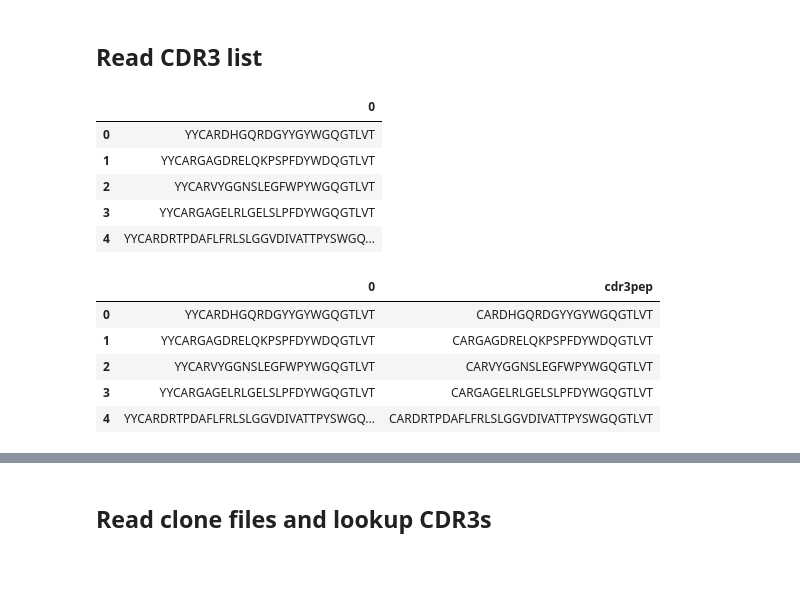
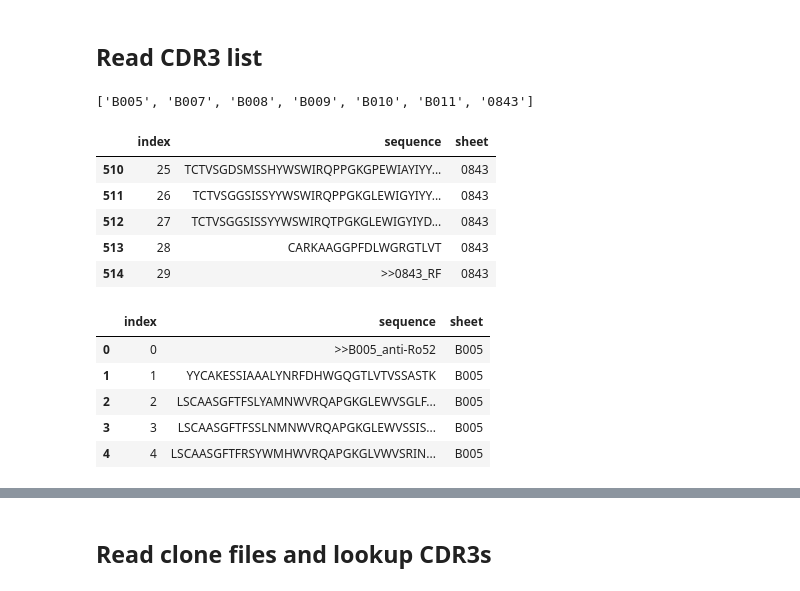
Before and after one commit to EDS-Bioinformatics-Laboratory/reseda, a Jupyter notebook: NOTEBOOKS/LookupCdr3.ipynb, the cells around one changed output, grey strips where cells are left out. Cells and saved outputs as stored; diff of their text form; code cells hidden in the pictures.

```diff
--- a/NOTEBOOKS/LookupCdr3.ipynb
+++ b/NOTEBOOKS/LookupCdr3.ipynb
@@ -8,23 +8,10 @@ outAllinfo = "basta-allinfo.csv"
 # %% [markdown]
 ## Read CDR3 list
-# %%
-df_cdr3 = pd.read_csv("cdr3-list.csv", header=None)
-df_cdr3
-# %% [output]
-|  | 0 |
-| 0 | YYCARDHGQRDGYYGYWGQGTLVT |
-| 1 | YYCARGAGDRELQKPSPFDYWDQGTLVT |
-| 2 | YYCARVYGGNSLEGFWPYWGQGTLVT |
-| 3 | YYCARGAGELRLGELSLPFDYWGQGTLVT |
-| 4 | YYCARDRTPDAFLFRLSLGGVDIVATTPYSWGQ... |
-# %%
-f = lambda x: x[2:]  # remove first two amino acids
-df_cdr3['cdr3pep'] = [x for x in map(f, df_cdr3[0])]
-df_cdr3
-# %% [output]
-|  | 0 | cdr3pep |
-| 0 | YYCARDHGQRDGYYGYWGQGTLVT | CARDHGQRDGYYGYWGQGTLVT |
-| 1 | YYCARGAGDRELQKPSPFDYWDQGTLVT | CARGAGDRELQKPSPFDYWDQGTLVT |
-| 2 | YYCARVYGGNSLEGFWPYWGQGTLVT | CARVYGGNSLEGFWPYWGQGTLVT |
-| 3 | YYCARGAGELRLGELSLPFDYWGQGTLVT | CARGAGELRLGELSLPFDYWGQGTLVT |
-| 4 | YYCARDRTPDAFLFRLSLGGVDIVATTPYSWGQ... | CARDRTPDAFLFRLSLGGVDIVATTPYSWGQGTLVT |
+# %%
+myfile = "autoantibody_sequences.xlsx"
+# %%
+xl = pd.ExcelFile(myfile)
+sheet_names = xl.sheet_names  # see all sheet names
+sheet_names
+# %% [output]
+['B005', 'B007', 'B008', 'B009', 'B010', 'B011', '0843']
@@ -30,0 +24,22 @@ df_cdr3
+# %%
+df_cdr3 = read_excel_sheet(myfile, sheet_names[0])
+for sheetname in sheet_names[1:]:
+    df_cdr3 = pd.concat([df_cdr3, read_excel_sheet(myfile, sheetname)])
+df_cdr3 = df_cdr3.reset_index()
+df_cdr3.tail()
+# %% [output]
+|  | index | sequence | sheet |
+| 510 | 25 | TCTVSGDSMSSHYWSWIRQPPGKGPEWIAYIYY... | 0843 |
+| 511 | 26 | TCTVSGGSISSYYWSWIRQPPGKGLEWIGYIYY... | 0843 |
+| 512 | 27 | TCTVSGGSISSYYWSWIRQTPGKGLEWIGYIYD... | 0843 |
+| 513 | 28 | CARKAAGGPFDLWGRGTLVT | 0843 |
+| 514 | 29 | >>0843_RF | 0843 |
+# %%
+df_cdr3.head()
+# %% [output]
+|  | index | sequence | sheet |
+| 0 | 0 | >>B005_anti-Ro52 | B005 |
+| 1 | 1 | YYCAKESSIAAALYNRFDHWGQGTLVTVSSASTK | B005 |
+| 2 | 2 | LSCAASGFTFSLYAMNWVRQAPGKGLEWVSGLF... | B005 |
+| 3 | 3 | LSCAASGFTFSSLNMNWVRQAPGKGLEWVSSIS... | B005 |
+| 4 | 4 | LSCAASGFTFRSYWMHWVRQAPGKGLVWVSRIN... | B005 |
```
Also changed, not shown: parts of 16 cells of this notebook, 2 other files.
